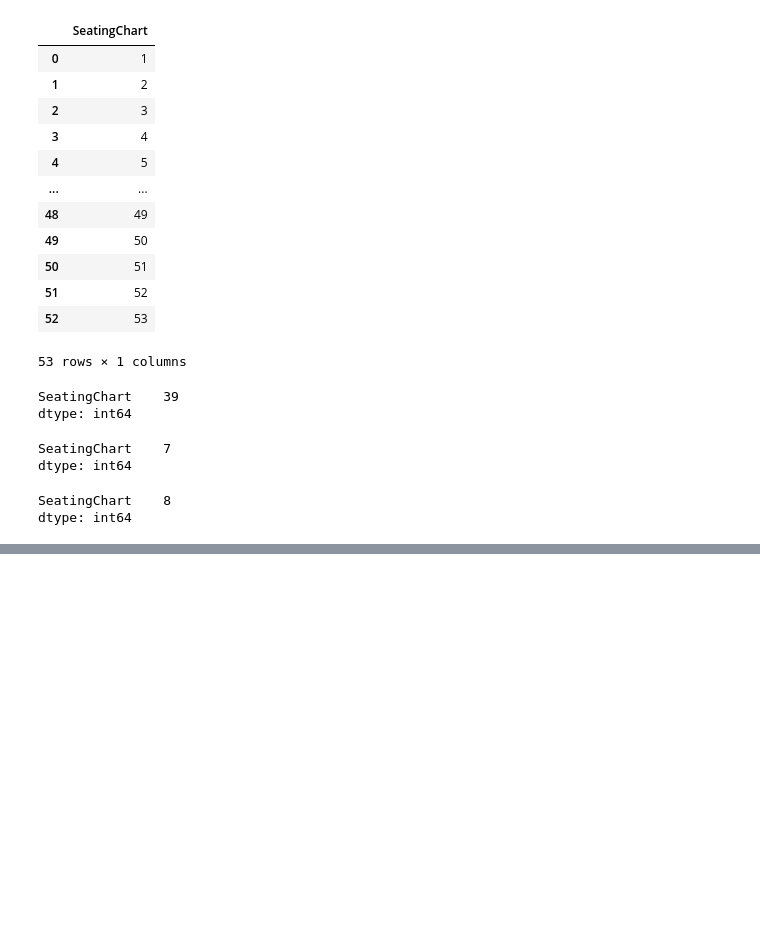
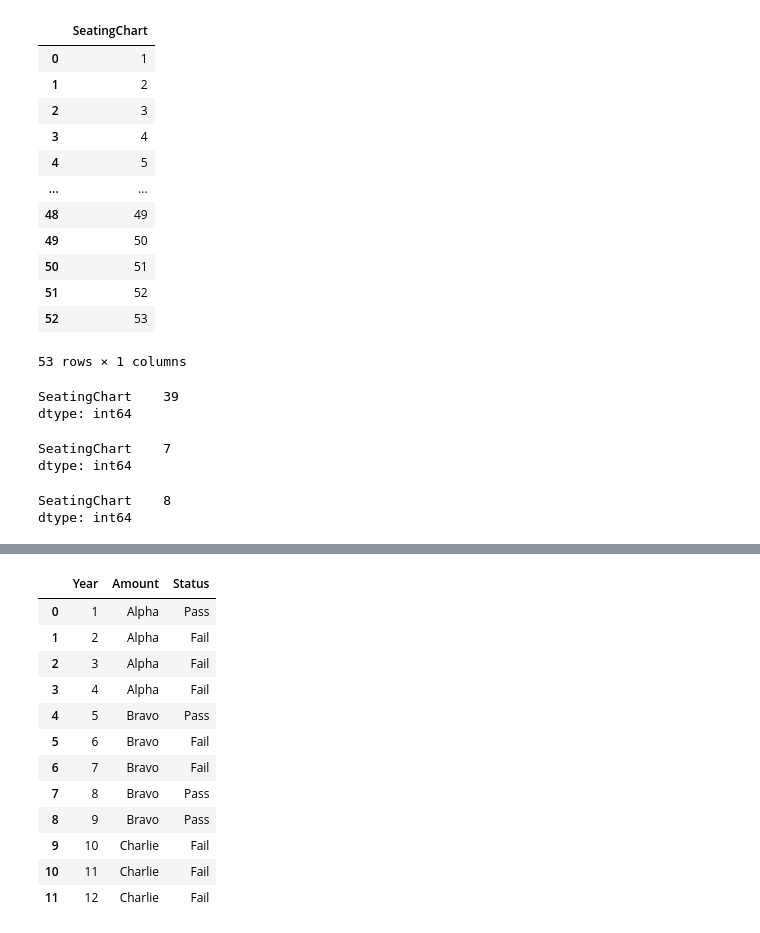
Before and after one commit to michailow/ETL-mastering, a Jupyter notebook: pandas version.ipynb, the cells around one changed output, grey strips where cells are left out. Saved outputs shown, nothing was run; the diff lists cells and outputs as text; code cells hidden in the pictures; blank space fills up the shorter version.

```diff
--- a/pandas version.ipynb
+++ b/pandas version.ipynb
@@ -494,0 +718,16 @@ df.loc[df.groupby('Product ID')['Effective Date'].idxmax()]
+# %%
+df.fillna(method="ffill")
+# %% [output]
+|  | Year | Amount | Status |
+| 0 | 1 | Alpha | Pass |
+| 1 | 2 | Alpha | Fail |
+| 2 | 3 | Alpha | Fail |
+| 3 | 4 | Alpha | Fail |
+| 4 | 5 | Bravo | Pass |
+| 5 | 6 | Bravo | Fail |
+| 6 | 7 | Bravo | Fail |
+| 7 | 8 | Bravo | Pass |
+| 8 | 9 | Bravo | Pass |
+| 9 | 10 | Charlie | Fail |
+| 10 | 11 | Charlie | Fail |
+| 11 | 12 | Charlie | Fail |
```
Also changed, not shown: parts of 43 cells of this notebook.
